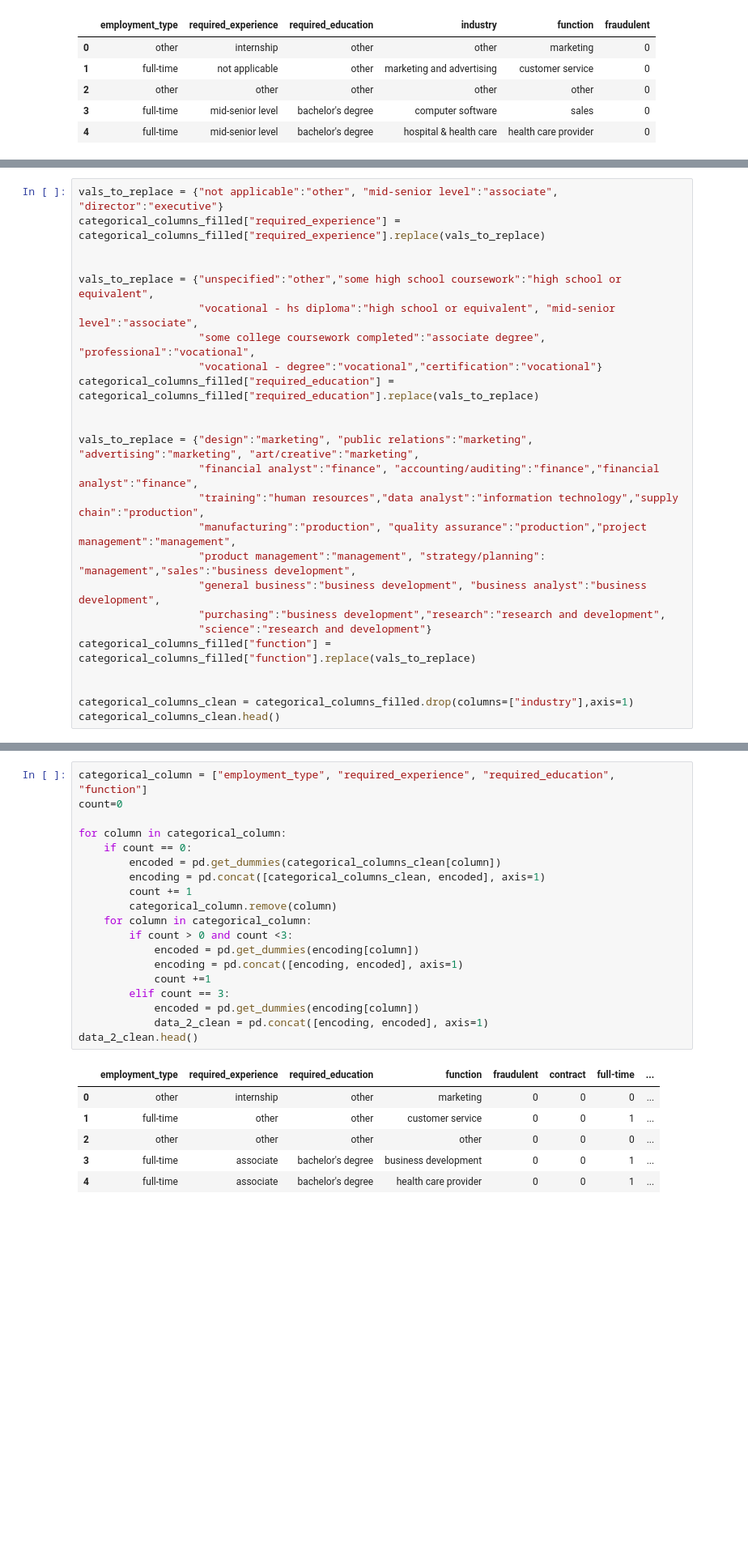
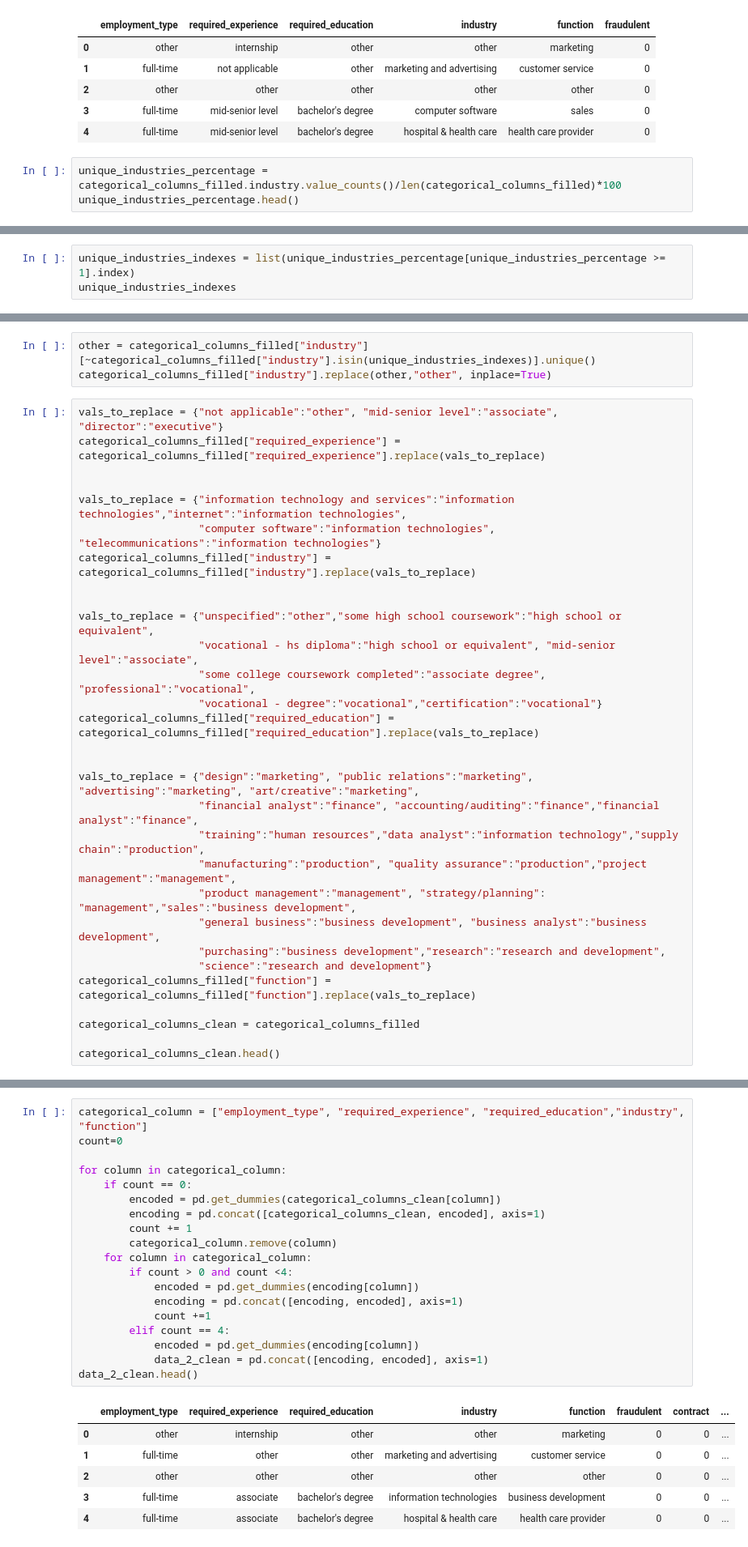
Before and after one commit to mikongame/Module-3-Project-2-ML-Fraud-Detection, a Jupyter notebook: your-code/My part of the project..ipynb, the cells around one changed output, grey strips where cells are left out. Shown at 81% size. Cells and saved outputs as stored; diff of their text form; blank space fills up the shorter version.

```diff
--- a/your-code/My part of the project..ipynb
+++ b/your-code/My part of the project..ipynb
@@ -265,3 +265,6 @@ categorical_columns_filled.head()
 | 2 | other | other | other | other | other | 0 |
 | 3 | full-time | mid-senior level | bachelor's degree | computer software | sales | 0 |
 | 4 | full-time | mid-senior level | bachelor's degree | hospital & health care | health care provider | 0 |
+# %%
+unique_industries_percentage = categorical_columns_filled.industry.value_counts()/len(categorical_columns_filled)*100
+unique_industries_percentage.head()
@@ -267,0 +278,3 @@ categorical_columns_filled.head()
+# %%
+unique_industries_indexes = list(unique_industries_percentage[unique_industries_percentage >= 1].index)
+unique_industries_indexes
@@ -268,6 +294,14 @@ categorical_columns_filled.head()
+# %%
+other = categorical_columns_filled["industry"][~categorical_columns_filled["industry"].isin(unique_industries_indexes)].unique()
+categorical_columns_filled["industry"].replace(other,"other", inplace=True)
 # %%
 vals_to_replace = {"not applicable":"other", "mid-senior level":"associate", "director":"executive"}
 categorical_columns_filled["required_experience"] = categorical_columns_filled["required_experience"].replace(vals_to_replace)
+
+
+vals_to_replace = {"information technology and services":"information technologies","internet":"information technologies",
+                   "computer software":"information technologies", "telecommunications":"information technologies"}
+categorical_columns_filled["industry"] = categorical_columns_filled["industry"].replace(vals_to_replace)
 
 
 vals_to_replace = {"unspecified":"other","some high school coursework":"high school or equivalent",
@@ -287,7 +321,7 @@ vals_to_replace = {"design":"marketing", "public relations":"marketing", "advert
                    "science":"research and development"}
 categorical_columns_filled["function"] = categorical_columns_filled["function"].replace(vals_to_replace)
 
+categorical_columns_clean = categorical_columns_filled
 
-categorical_columns_clean = categorical_columns_filled.drop(columns=["industry"],axis=1)
 categorical_columns_clean.head()
 # %% [output]
@@ -300,26 +334,26 @@ categorical_columns_clean.head()
 # %%
-categorical_column = ["employment_type", "required_experience", "required_education", "function"]
+categorical_column = ["employment_type", "required_experience", "required_education","industry", "function"]
 count=0
 
 for column in categorical_column:
     if count == 0:
         encoded = pd.get_dummies(categorical_columns_clean[column])
         encoding = pd.concat([categorical_columns_clean, encoded], axis=1)
         count += 1
         categorical_column.remove(column)
     for column in categorical_column:
-        if count > 0 and count <3:
+        if count > 0 and count <4:
             encoded = pd.get_dummies(encoding[column])
             encoding = pd.concat([encoding, encoded], axis=1)
             count +=1
-        elif count == 3:
+        elif count == 4:
             encoded = pd.get_dummies(encoding[column])
             data_2_clean = pd.concat([encoding, encoded], axis=1)
 data_2_clean.head()
 # %% [output]
-|  | employment_type | required_experience | required_education | function | fraudulent | contract | full-time | ... |
-| 0 | other | internship | other | marketing | 0 | 0 | 0 | ... |
-| 1 | full-time | other | other | customer service | 0 | 0 | 1 | ... |
-| 2 | other | other | other | other | 0 | 0 | 0 | ... |
-| 3 | full-time | associate | bachelor's degree | business development | 0 | 0 | 1 | ... |
-| 4 | full-time | associate | bachelor's degree | health care provider | 0 | 0 | 1 | ... |
+|  | employment_type | required_experience | required_education | industry | function | fraudulent | contract | ... |
+| 0 | other | internship | other | other | marketing | 0 | 0 | ... |
+| 1 | full-time | other | other | marketing and advertising | customer service | 0 | 0 | ... |
+| 2 | other | other | other | other | other | 0 | 0 | ... |
+| 3 | full-time | associate | bachelor's degree | information technologies | business development | 0 | 0 | ... |
+| 4 | full-time | associate | bachelor's degree | hospital & health care | health care provider | 0 | 0 | ... |
```
Also changed, not shown: parts of 24 cells of this notebook, 2 other files.
